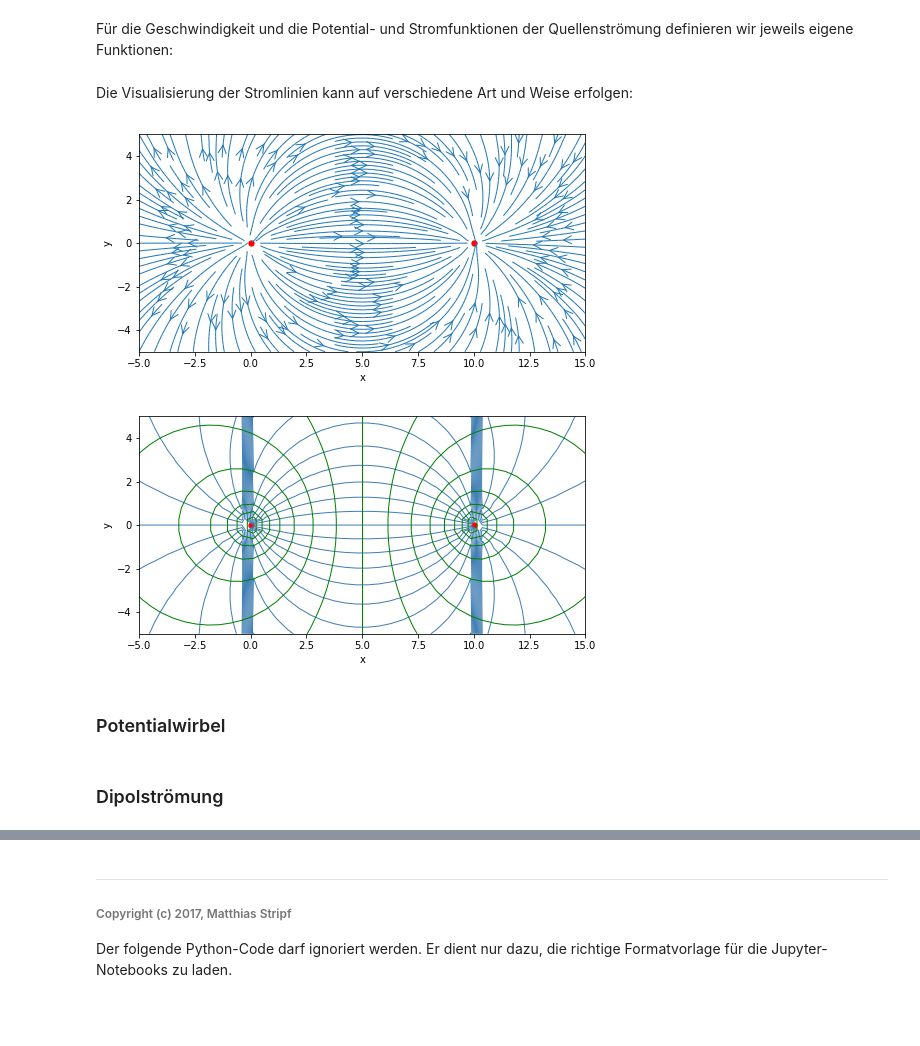
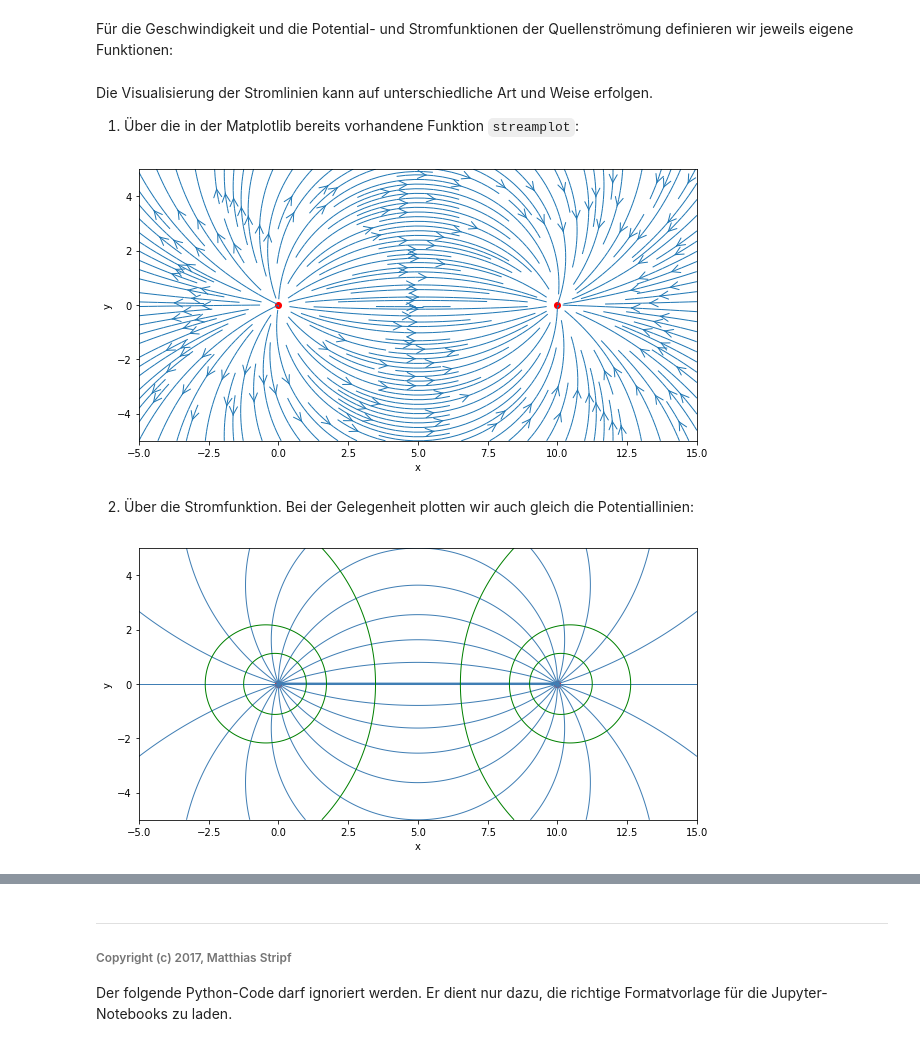
Before and after one commit to HsKA-ThermalFluiddynamics/NSS-1, a Jupyter notebook: 2_2-Potentialtheorie - Elementarstroemungen.ipynb, the cells around one changed output, grey strips where cells are left out. Cells and saved outputs as stored; diff of their text form; code cells hidden in the pictures; blank space fills up the shorter version.

```diff
--- a/2_2-Potentialtheorie - Elementarstroemungen.ipynb
+++ b/2_2-Potentialtheorie - Elementarstroemungen.ipynb
@@ -94,8 +94,8 @@ Die $x,y$-Ebene, in der wir die Strömung visualisieren wollen, soll sich von (-
 
 Als Variablen benötigen wir die $x$- und $y$-Koordinaten, an denen die Geschwindigkeitskomponenten und die Potential- und Stromfunktionen ausgewertet werden sollen:
 # %%
-nx = 40                               # Anzahl der Punkte in x-Richtung
-ny = 20                               # Anzahl der Punkte in y-Richtung
+nx = 400                              # Anzahl der Punkte in x-Richtung
+ny = 200                              # Anzahl der Punkte in y-Richtung
 x = np.linspace(-5, 15, nx)           # 1D-Array mit x-Koordinaten
 y = np.linspace(-5,  5, ny)           # 1D-Array mit y-Koordinaten
 
@@ -108,55 +108,52 @@ def source_v(x, y, xs, ys, Q):        # der Geschwindigkeitsvek. der Quellenstr.
     return s*(x-xs), s*(y-ys)
 
 def source_psi(x, y, xs, ys, Q):      # die Stromfunktion der Quellenströmung
-    return Q/(2*math.pi)*np.arctan((y-ys)/(x-xs))
+    return Q/(2*math.pi)*np.arctan2((y-ys),(x-xs))
 
 def source_phi(x, y, xs, ys, Q):      # die Potentialfunktion der Quellenströmung
     return Q/(2*math.pi)*np.log(np.sqrt((x-xs)**2+(y-ys)**2))
 # %% [markdown]
-Die Visualisierung der Stromlinien kann auf verschiedene Art und Weise erfolgen:
+Die Visualisierung der Stromlinien kann auf unterschiedliche Art und Weise erfolgen.
+
+1) Über die in der Matplotlib bereits vorhandene Funktion `streamplot`:
 # %%
-u_quelle, v_quelle = source_v(X, Y, 0, 0, 2)   # Quellenströmung bei (0,0)
-u_senke, v_senke = source_v(X, Y, 10, 0, -2)   # Senkenströmung bei (10,0)
+Q = 2.0
+x_s = 10.0
+
+u_quelle, v_quelle = source_v(X, Y, 0, 0, Q)   # Quellenströmung bei (0,0)
+u_senke, v_senke = source_v(X, Y, x_s, 0, -Q)  # Senkenströmung bei (10,0)
 
 u_gesamt = u_quelle + u_senke                  # lineare Überlagerung
 v_gesamt = v_quelle + v_senke
 
-# Mehrere Möglichkeiten, die Stromlinien zu visualisieren:
-# 1. über die in der Matplotlib bereits vorhandene Funktion "streamplot"
-plt.figure(figsize=(8, 4))
+plt.figure(figsize=(10, 5))
 plt.xlabel('x')
 plt.ylabel('y')
 plt.streamplot(X, Y, u_gesamt, v_gesamt,
                   density=2, linewidth=1, arrowsize=2, arrowstyle='->')
-plt.scatter(0, 0, color='red', s=40, marker='o', linewidth=0)
-plt.scatter(10, 0, color='red', s=40, marker='o', linewidth=0);
+plt.scatter(0, 0, color='red', s=50, marker='o', linewidth=0)
+plt.scatter(10, 0, color='red', s=50, marker='o', linewidth=0);
 # %% [output]
-[figure, old version]
+[figure, new version]
+# %% [markdown]
+2) Über die Stromfunktion. Bei der Gelegenheit plotten wir auch gleich die Potentiallinien:
 # %%
-# 2. über die Stromfunktion (und die Potentialfunktion plotten wir auch gleich)
 psi_quelle = source_psi(X, Y, 0, 0, 2)
-psi_senke = source_psi(X, Y, 10, 0, -2)
+psi_senke = source_psi(X, Y, x_s, 0, -2)
 psi_gesamt = psi_quelle + psi_senke
 
 phi_quelle = source_phi(X, Y, 0, 0, 2)
-phi_senke = source_phi(X, Y, 10, 0, -2)
+phi_senke = source_phi(X, Y, x_s, 0, -2)
 phi_gesamt = phi_quelle + phi_senke
 
-plt.figure(figsize=(8, 4))
+plt.figure(figsize=(10, 5))
 plt.xlabel('x')
 plt.ylabel('y')
-#plt.streamplot(X, Y, u_gesamt, v_gesamt,
-#                  density=3, linewidth=1, arrowsize=2, arrowstyle='->')
 plt.contour(X, Y, psi_gesamt, 20,
-            colors='#407eb4', linewidths=1, linestyles='solid');
-plt.contour(X, Y, phi_gesamt, 20,
-            colors='green', linewidths=1, linestyles='solid');
+            colors='#407eb4', linewidths=1, linestyles='solid')
+plt.contour(X, Y, phi_gesamt, [-0.7, -0.5, -0.2, 0.2, 0.5, 0.7],
+            colors='green', linewidths=1, linestyles='solid')
 
-plt.scatter(0, 0, color='red', s=40, marker='o', linewidth=0)
-plt.scatter(10, 0, color='red', s=40, marker='o', linewidth=0);
+plt.scatter([0,10], [0,0], color='red', s=40, marker='o', linewidth=1);
 # %% [output]
-[figure, old version]
+[figure, new version]
-# %% [markdown]
-### Potentialwirbel
-# %% [markdown]
-### Dipolströmung
```
Also changed, not shown: parts of 18 cells of this notebook.
